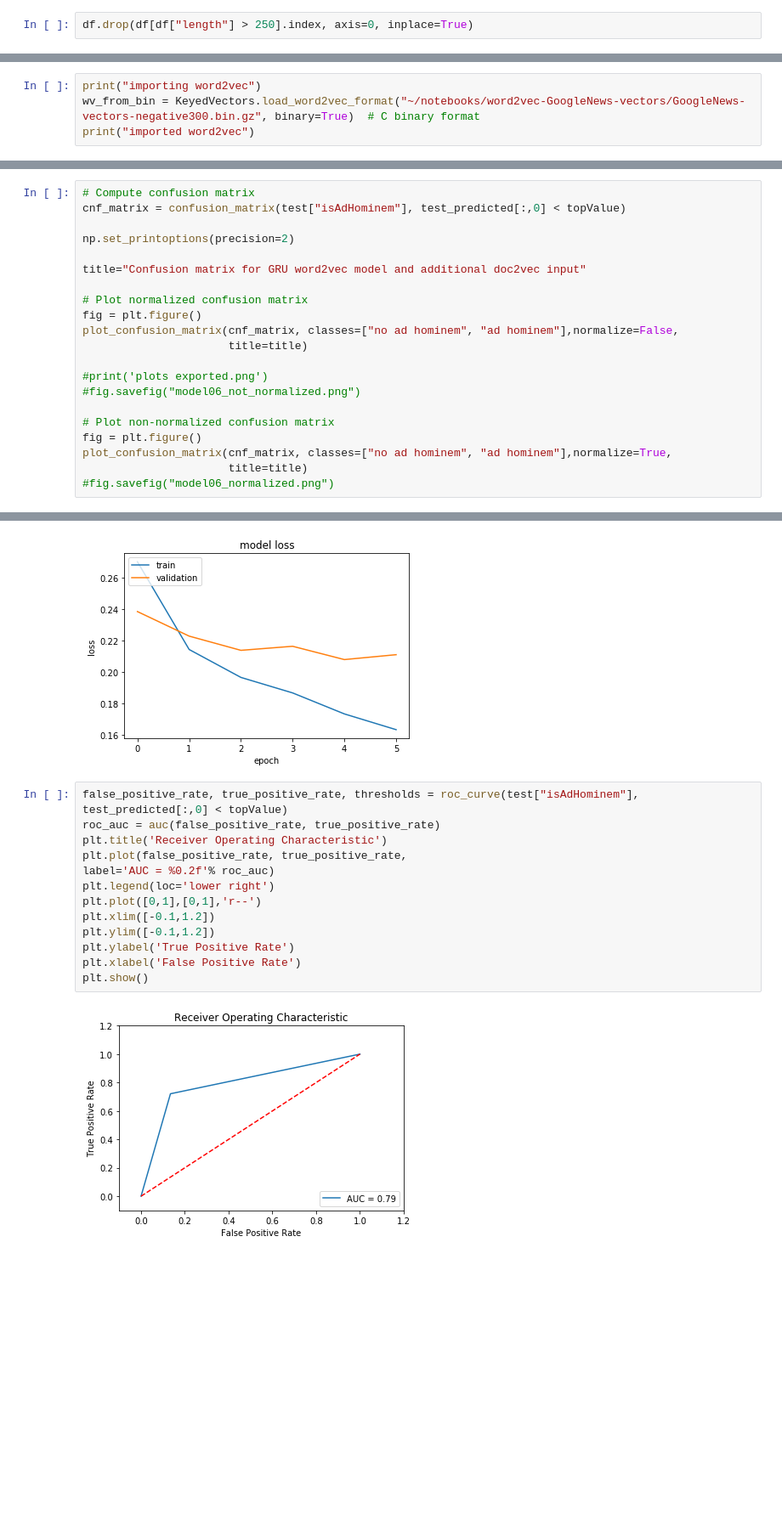
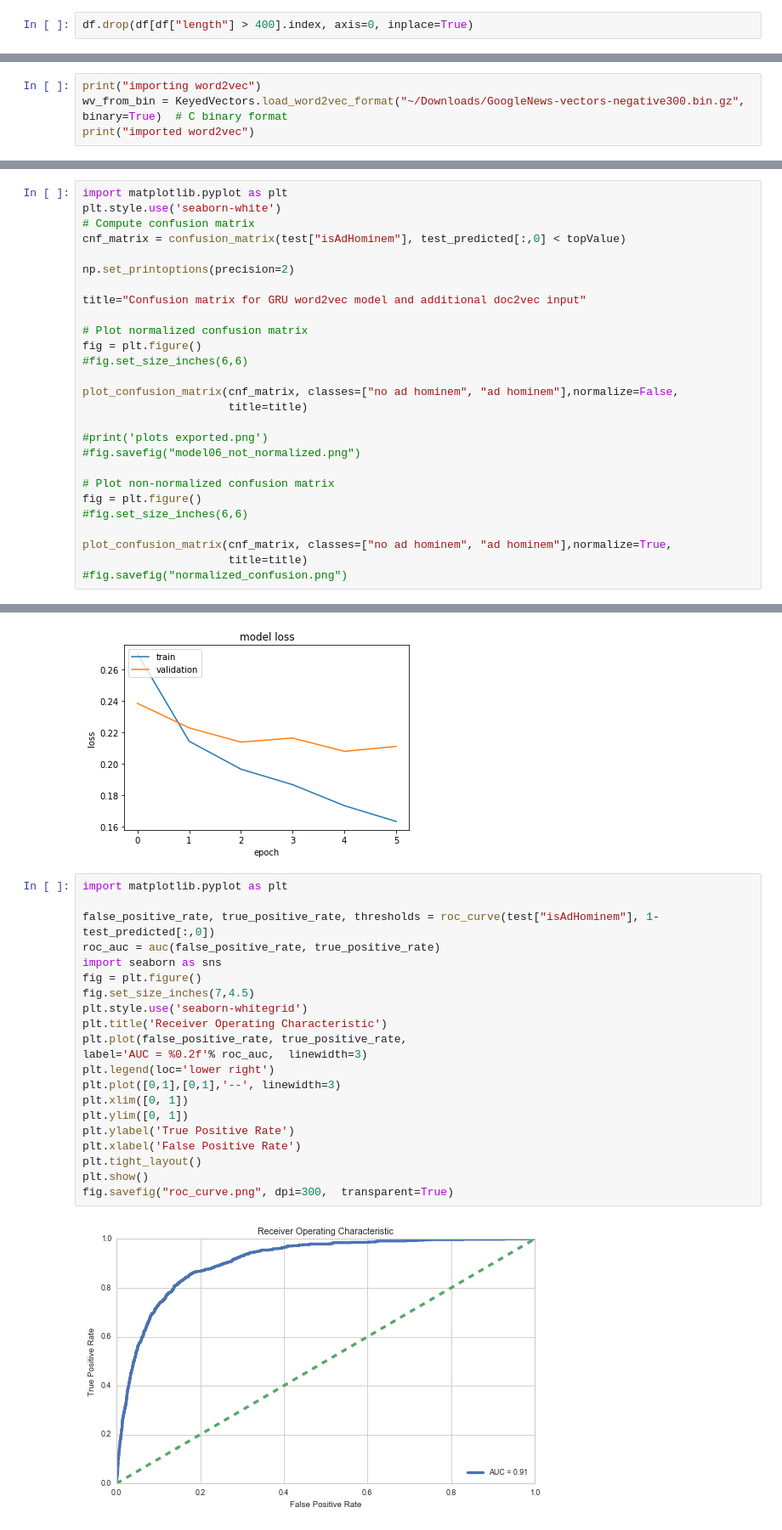
Before and after one commit to iPieter/ad-hominem-detection, a Jupyter notebook: models/03_doc2vec/word2vec-doc2vec-POS-limit200words.ipynb, the cells around one changed output, grey strips where cells are left out. Shown at 85% size. Cells and saved outputs as stored; diff of their text form; blank space fills up the shorter version.

```diff
--- a/models/03_doc2vec/word2vec-doc2vec-POS-limit200words.ipynb
+++ b/models/03_doc2vec/word2vec-doc2vec-POS-limit200words.ipynb
@@ -51,7 +52,7 @@ df = df[~df.isin([np.nan, np.inf, -np.inf, 'nan']).any(1)] ## Remove rows with N
 # %%
 df["length"] = df["body"].apply( lambda x: len(simple_preprocess(x, deacc=True)))
 # %%
-df.drop(df[df["length"] > 250].index, axis=0, inplace=True)
+df.drop(df[df["length"] > 400].index, axis=0, inplace=True)
 # %%
 df.shape
 # %% [output]
@@ -107,7 +112,7 @@ def plot_confusion_matrix(cm, classes,
     plt.xlabel('Predicted label')
 # %%
 print("importing word2vec")
-wv_from_bin = KeyedVectors.load_word2vec_format("~/notebooks/word2vec-GoogleNews-vectors/GoogleNews-vectors-negative300.bin.gz", binary=True)  # C binary format
+wv_from_bin = KeyedVectors.load_word2vec_format("~/Downloads/GoogleNews-vectors-negative300.bin.gz", binary=True)  # C binary format
 print("imported word2vec")
 # %% [output]
 importing word2vec
@@ -287,4 +303,6 @@ model.save("model_crazyMizedNN-250words.h5")
 # %%
+import matplotlib.pyplot as plt
+plt.style.use('seaborn-white')
 # Compute confusion matrix
 cnf_matrix = confusion_matrix(test["isAdHominem"], test_predicted[:,0] < topValue)
 
@@ -294,6 +312,8 @@ title="Confusion matrix for GRU word2vec model and additional doc2vec input"
 
 # Plot normalized confusion matrix
 fig = plt.figure()
+#fig.set_size_inches(6,6)
+
 plot_confusion_matrix(cnf_matrix, classes=["no ad hominem", "ad hominem"],normalize=False,
                       title=title)
 
@@ -302,8 +322,10 @@ plot_confusion_matrix(cnf_matrix, classes=["no ad hominem", "ad hominem"],normal
 
 # Plot non-normalized confusion matrix
 fig = plt.figure()
+#fig.set_size_inches(6,6)
+
 plot_confusion_matrix(cnf_matrix, classes=["no ad hominem", "ad hominem"],normalize=True,
                       title=title)
-#fig.savefig("model06_normalized.png")
+#fig.savefig("normalized_confusion.png")
 # %% [output]
 Confusion matrix, without normalization
@@ -327,17 +349,25 @@ plt.show()
 # %% [output]
 [figure]
 # %%
-false_positive_rate, true_positive_rate, thresholds = roc_curve(test["isAdHominem"], test_predicted[:,0] < topValue)
+import matplotlib.pyplot as plt
+
+false_positive_rate, true_positive_rate, thresholds = roc_curve(test["isAdHominem"], 1-test_predicted[:,0])
 roc_auc = auc(false_positive_rate, true_positive_rate)
+import seaborn as sns
+fig = plt.figure()
+fig.set_size_inches(7,4.5)
+plt.style.use('seaborn-whitegrid')
 plt.title('Receiver Operating Characteristic')
 plt.plot(false_positive_rate, true_positive_rate,
-label='AUC = %0.2f'% roc_auc)
+label='AUC = %0.2f'% roc_auc,  linewidth=3)
 plt.legend(loc='lower right')
-plt.plot([0,1],[0,1],'r--')
-plt.xlim([-0.1,1.2])
-plt.ylim([-0.1,1.2])
+plt.plot([0,1],[0,1],'--', linewidth=3)
+plt.xlim([0, 1])
+plt.ylim([0, 1])
 plt.ylabel('True Positive Rate')
 plt.xlabel('False Positive Rate')
+plt.tight_layout()
 plt.show()
+fig.savefig("roc_curve.png", dpi=300,  transparent=True)
 # %% [output]
-[figure, old version]
+[figure, new version]
```
Also changed, not shown: parts of 27 cells of this notebook, 22 other files.
